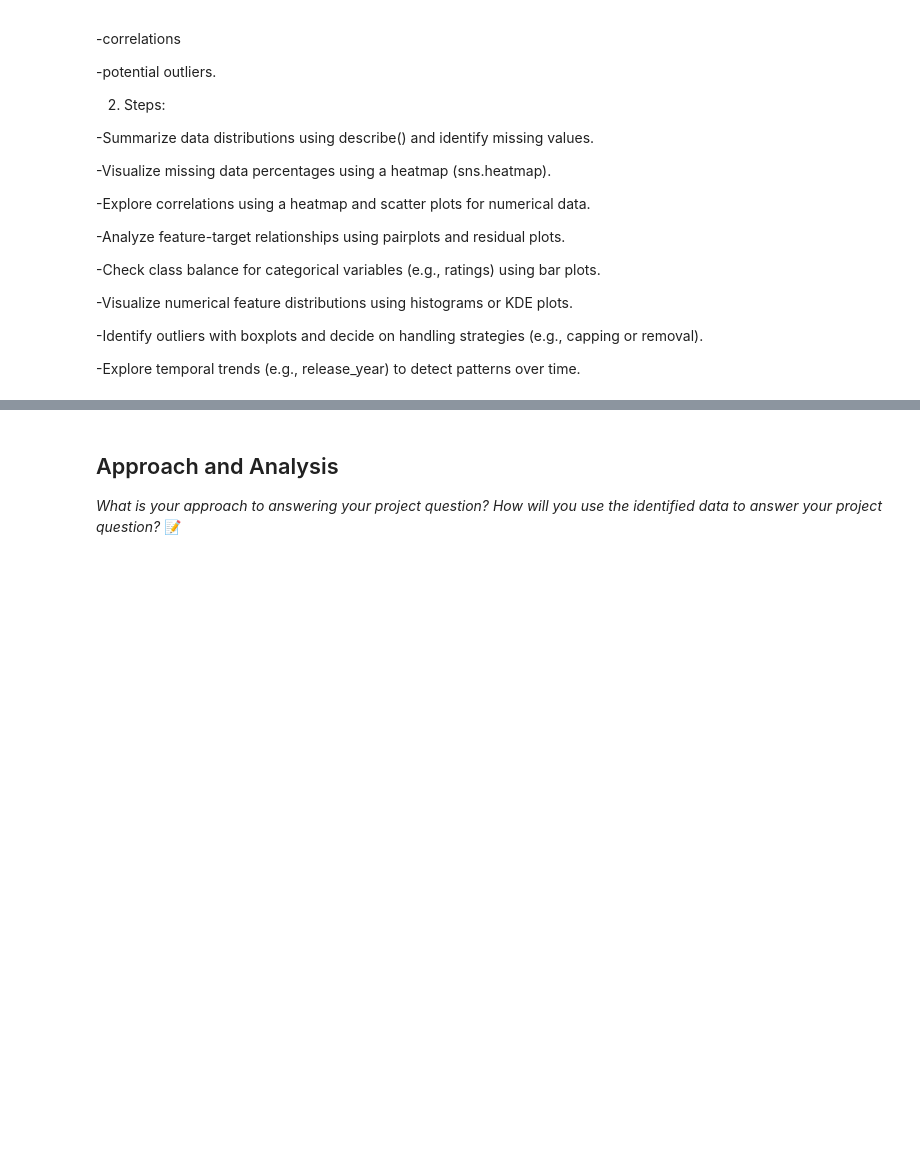
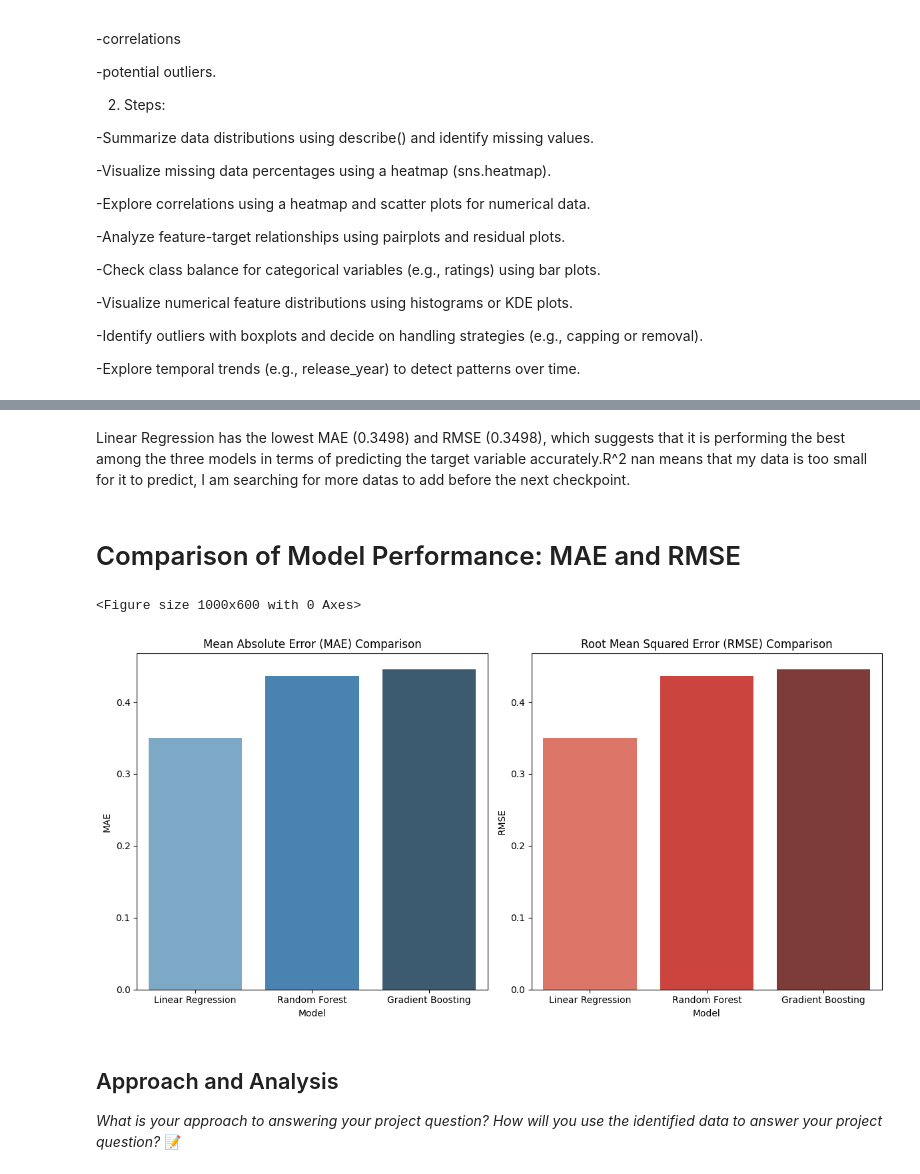
Before and after one commit to IT4063C-Fall24/final-project-ghimirsi, a Jupyter notebook: source.ipynb, the cells around one changed output, grey strips where cells are left out. Cells and saved outputs as stored; diff of their text form; code cells hidden in the pictures; blank space fills up the shorter version.

Commit message:
completion
Did everything according to rubric, what I found during this checkpoint is I need some more data to properly implement machine learning

```diff
--- a/source.ipynb
+++ b/source.ipynb
@@ -271,3 +510,46 @@ For this project, a supervised learning approach will be used, focusing on:
+# %% [markdown]
+Linear Regression has the lowest MAE (0.3498) and RMSE (0.3498), which suggests that it is performing the best among the three models in terms of predicting the target variable accurately.R^2 nan means that my data is too small for it to predict, I am searching for more datas to add before the next checkpoint.
+# %% [markdown]
+# Comparison of Model Performance: MAE and RMSE
+# %%
+import matplotlib.pyplot as plt
+import seaborn as sns
+import pandas as pd
+
+# Data for the models
+models = ['Linear Regression', 'Random Forest', 'Gradient Boosting']
+mae_values = [0.3498, 0.4360, 0.4451]  # MAE values from your output
+rmse_values = [0.3498, 0.4360, 0.4451]  # RMSE values from your output
+
+# Create a DataFrame to store the results
+model_comparison = pd.DataFrame({
+    'Model': models,
+    'MAE': mae_values,
+    'RMSE': rmse_values
+})
+
+# Set the figure size
+plt.figure(figsize=(10, 6))
+
+# Create two subplots for MAE and RMSE comparison
+fig, axes = plt.subplots(1, 2, figsize=(12, 6))
+
+# Plot MAE bar plot
+sns.barplot(x='Model', y='MAE', data=model_comparison, ax=axes[0], hue='Model', palette='Blues_d', legend=False)
+axes[0].set_title('Mean Absolute Error (MAE) Comparison')
+axes[0].set_ylabel('MAE')
+
+# Plot RMSE bar plot
+sns.barplot(x='Model', y='RMSE', data=model_comparison, ax=axes[1], hue='Model', palette='Reds_d', legend=False)
+axes[1].set_title('Root Mean Squared Error (RMSE) Comparison')
+axes[1].set_ylabel('RMSE')
+
+# Display the plots
+plt.tight_layout()
+plt.show()
+# %% [output]
+<Figure size 1000x600 with 0 Axes>
+[figure, added]
 # %% [markdown]
 ## Approach and Analysis
 *What is your approach to answering your project question?*
```
Also changed, not shown: parts of 9 cells of this notebook, 4 other files.
